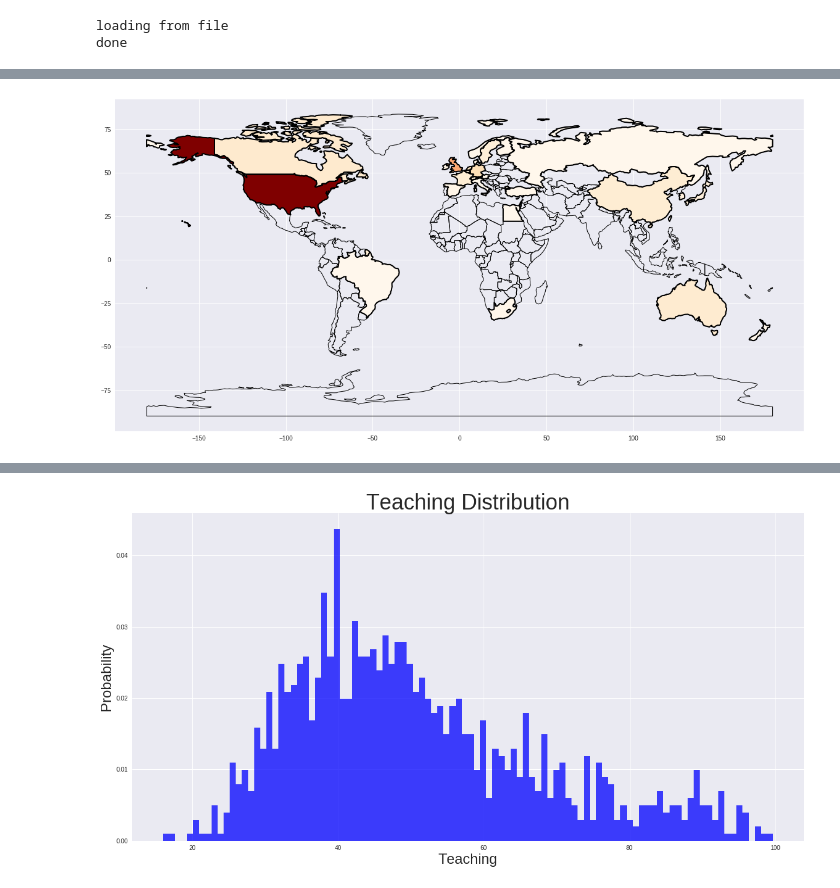
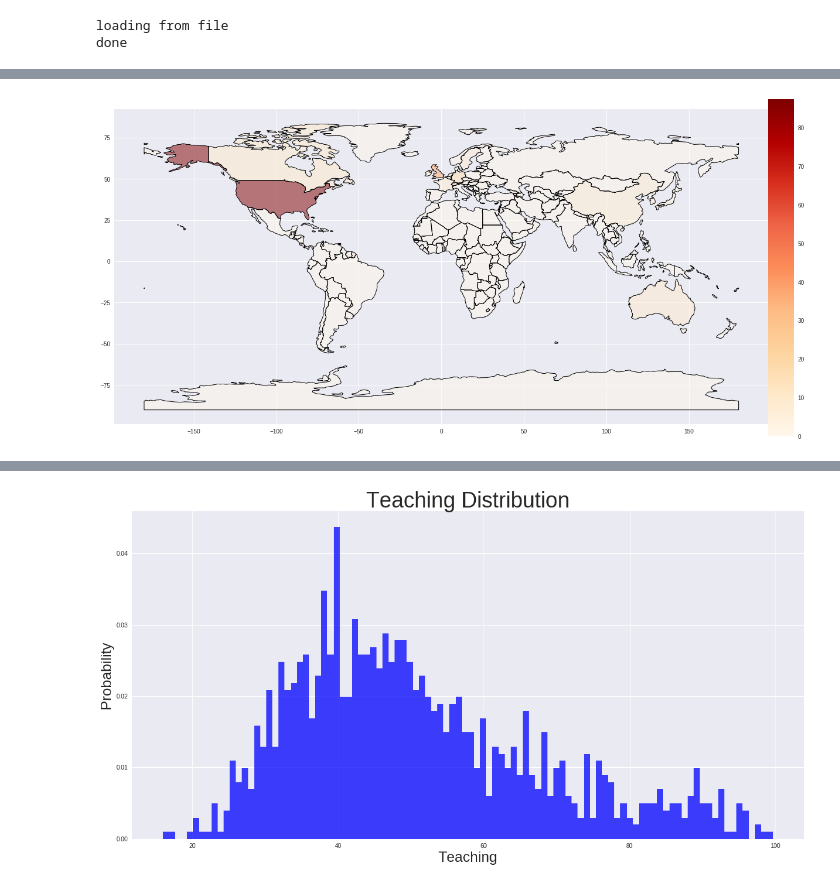
Before and after one commit to sherry0303/code1161base, a Jupyter notebook: week6/world_university_ranking.ipynb, the cells around one changed output, grey strips where cells are left out. Drawn from its saved outputs; the diff is of its cells as text; code cells hidden in the pictures.

```diff
--- a/week6/world_university_ranking.ipynb
+++ b/week6/world_university_ranking.ipynb
@@ -309,8 +155,13 @@ world.plot(column = 'uni_per_country', cmap = 'OrRd')
-# %%
-fig, ax = plt.subplots()
-ax.set_aspect('equal')
-world.plot(ax=ax, color='white', alpha=0)
-world_uni.plot(column = 'uni_per_country',ax=ax, cmap='OrRd', edgecolor='black', linewidth=2, alpha=1)
-plt.show();
-# %% [output]
-[figure, removed]
+# %%
+vmin = world['uni_per_country'].min()
+vmax = world['uni_per_country'].max()
+# %%
+import shapely
+ax = world.plot(column = 'uni_per_country', cmap="OrRd")
+fig = ax.get_figure()
+cax = fig.add_axes([0.9, 0.1, 0.03, 0.8])
+sm = plt.cm.ScalarMappable(cmap='OrRd', norm=plt.Normalize(vmin=vmin, vmax=vmax))
+sm._A = []
+fig.colorbar(sm, cax=cax);
+# %% [output]
+[figure, added]
```
Also changed, not shown: parts of 23 cells of this notebook.
